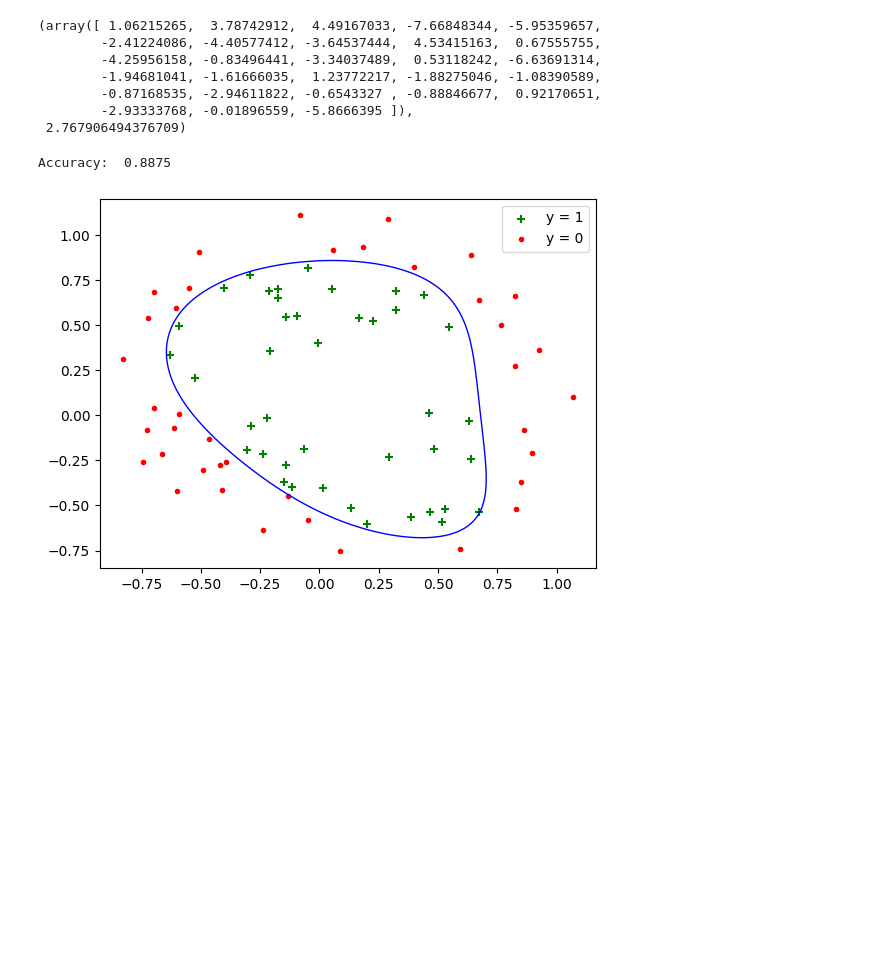
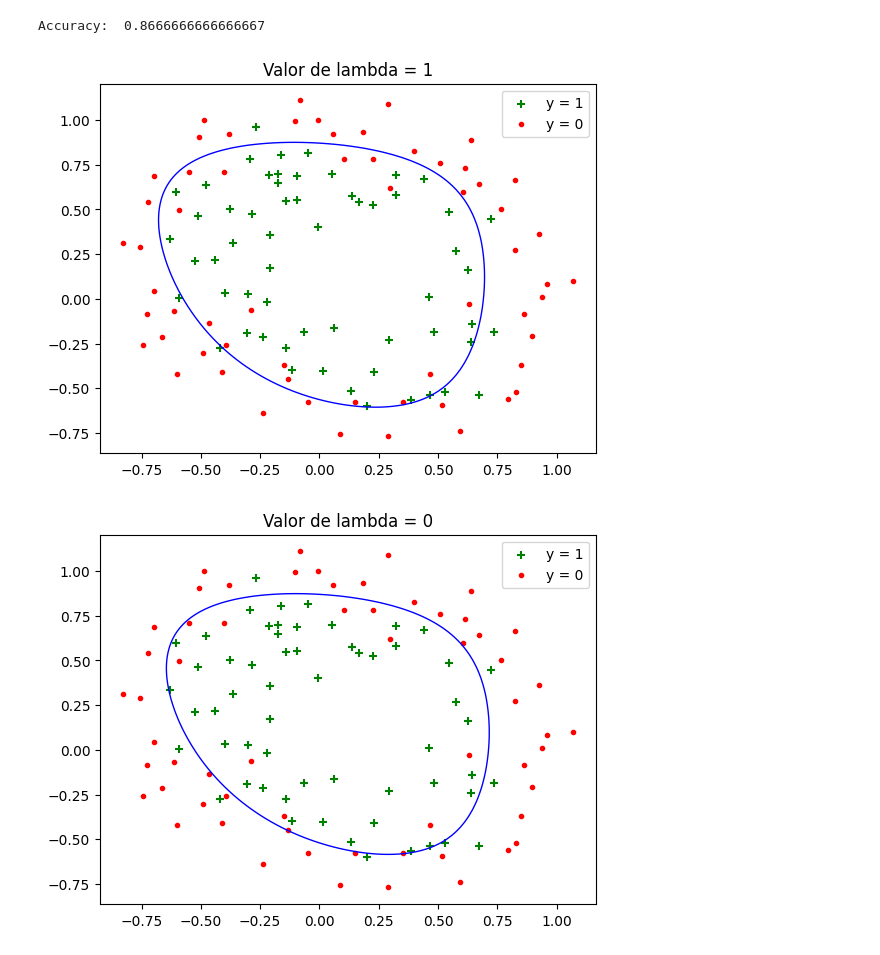
Before and after one commit to Dai-vl/Machine-Learning, a Jupyter notebook: P4/P4.ipynb, the cells around one changed output. Cells and saved outputs as stored; diff of their text form; code cells hidden in the pictures; blank space fills up the shorter version.

```diff
--- a/P4/P4.ipynb
+++ b/P4/P4.ipynb
@@ -11,9 +10,9 @@ valores=read_csv("/content/drive/MyDrive/AA/p4/data4.csv",header=None).to_numpy(
 # %%
 #seleccionar 80 filas aleatorias para entrenamiento de valores
 np.random.shuffle(valores)
-valores_ent = valores[:80, :]
-valores_test = valores[80:100, :]
-X = valores_ent[:, 0:2] #[fila[0:2] for fila in valores]
+valores_ent = valores[:70, :]
+valores_test = valores[70:100, :]
+X = valores_ent[:, 0:2]
 Y = valores_ent[:,2]
 # %%
 import matplotlib.pyplot as plt
@@ -44,8 +45,8 @@ def func_sigmoide(w,b,x):
 
 def funcion_grad(X, y, w, b, L):
     y_hat = func_sigmoide(w,b,X)
-    gb = (np.sum(y_hat-y))
-    gw = np.dot((y_hat-y),X) + L/len(y)*w
+    gb = (np.sum(y_hat-y))/len(y)                                    #No estabamos dividiendo por len(y)
+    gw = (1/len(y)) * np.dot((y_hat-y),X) + L*w/len(y)
     return gw, gb
 
 def funcion_grad_desc(X, y, alpha, num_iter, L):
@@ -58,50 +59,48 @@ def funcion_grad_desc(X, y, alpha, num_iter, L):
     return w, b
 
 w, b = funcion_grad_desc(XX, Y, 0.001, 100000, 1)
-w,b
-# %% [output]
-(array([ 1.06215265,  3.78742912,  4.49167033, -7.66848344, -5.95359657,
-        -2.41224086, -4.40577412, -3.64537444,  4.53415163,  0.67555755,
-        -4.25956158, -0.83496441, -3.34037489,  0.53118242, -6.63691314,
-        -1.94681041, -1.61666035,  1.23772217, -1.88275046, -1.08390589,
-        -0.87168535, -2.94611822, -0.6543327 , -0.88846677,  0.92170651,
-        -2.93333768, -0.01896559, -5.8666395 ]),
- 2.767906494376709)
 # %%
 def funcion_prediccion(w, b, X):
     y_hat = func_sigmoide(w,b,X)
     return y_hat
 
+XX_test = poly.fit_transform(valores_test[:, 0:2])
+y_hat_test = func_sigmoide(w, b, XX_test)
+y_hat_test = np.where(y_hat_test >= 0.5, 1, 0)
 
-y_hat = funcion_prediccion(w, b, XX)
-y_h = np.where(y_hat >= 0.5, 1, 0)
-
-print("Accuracy: ", np.sum(y_h == Y)/len(Y))
+print("Accuracy: ", np.sum(y_hat_test == valores_test[:, 2])/len(valores_test[:, 2]))
 # %% [output]
-Accuracy:  0.8875
+Accuracy:  0.8666666666666667
 # %%
 import matplotlib.pyplot as plt
-
-pos = np.where(y_h == 1)
-plt.scatter(X[pos,0], X[pos,1], marker='+', c='g', label = "y = 1")
-
-neg = np.where(y_h == 0)
-plt.scatter(X[neg,0], X[neg,1], marker='.', c='r', label = "y = 0")
 
 def non_linear_decision_boundary(w, b, X):
     x1 = np.linspace(-0.75, 1.0, 100)
     x2 = np.linspace(-0.75, 1.0, 100)
     x1, x2 = np.meshgrid(x1, x2)
     X = np.c_[x1.ravel(), x2.ravel()]
     XX = poly.fit_transform(X)
-    y_hat = funcion_prediccion(w, b, XX)
+    y_hat = func_sigmoide(w, b, XX)
     y_hat = y_hat.reshape(x1.shape)
     return x1, x2, y_hat
 
-x1, x2, y_hat = non_linear_decision_boundary(w, b, X)
-plt.contour(x1, x2, y_hat, [0.5], linewidths=1, colors='b')
+def pintar_grafica(Lambda = 1):
+    pos = np.where(Y_aux == 1)
+    plt.scatter(X_aux[pos,0], X_aux[pos,1], marker='+', c='g', label = "y = 1")
 
-plt.legend()
-plt.show()
+    neg = np.where(Y_aux == 0)
+    plt.scatter(X_aux[neg,0], X_aux[neg,1], marker='.', c='r', label = "y = 0")
+
+    w, b = funcion_grad_desc(XX, Y, 0.001, 100000, Lambda)
+    x1, x2, y_hat = non_linear_decision_boundary(w, b, X)
+    plt.contour(x1, x2, y_hat, [0.5], linewidths=1, colors='b')
+    plt.legend()
+    plt.title('Valor de lambda = ' + str(Lambda) )
+    plt.show()
+
+pintar_grafica(1)
+pintar_grafica(0)
+pintar_grafica(100)
 # %% [output]
-[figure, old version]
+[figure, new version]
+[figure, added]
```
Also changed, not shown: parts of 6 cells of this notebook, 3 other files.
